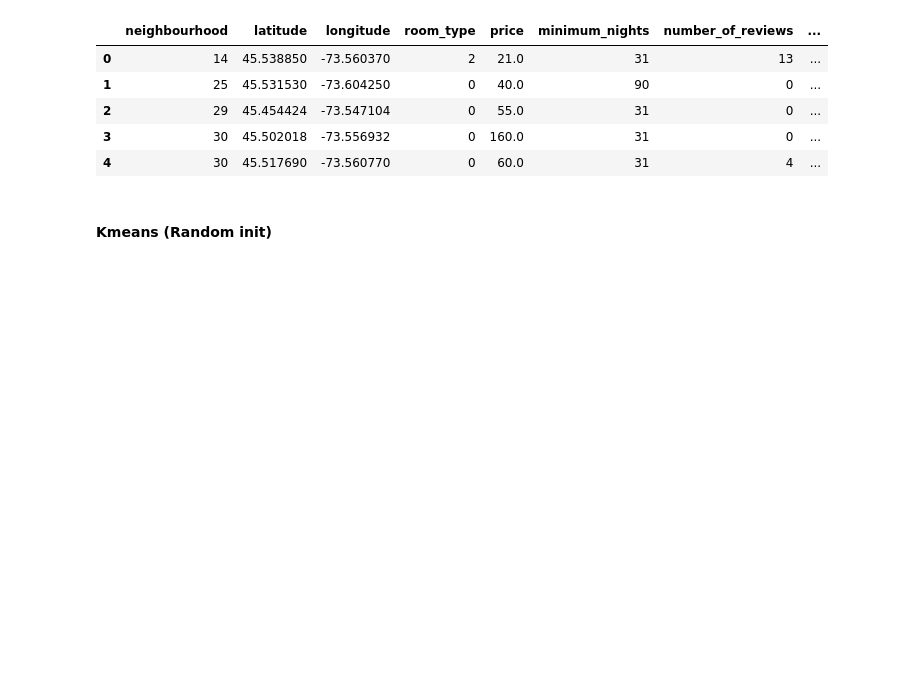
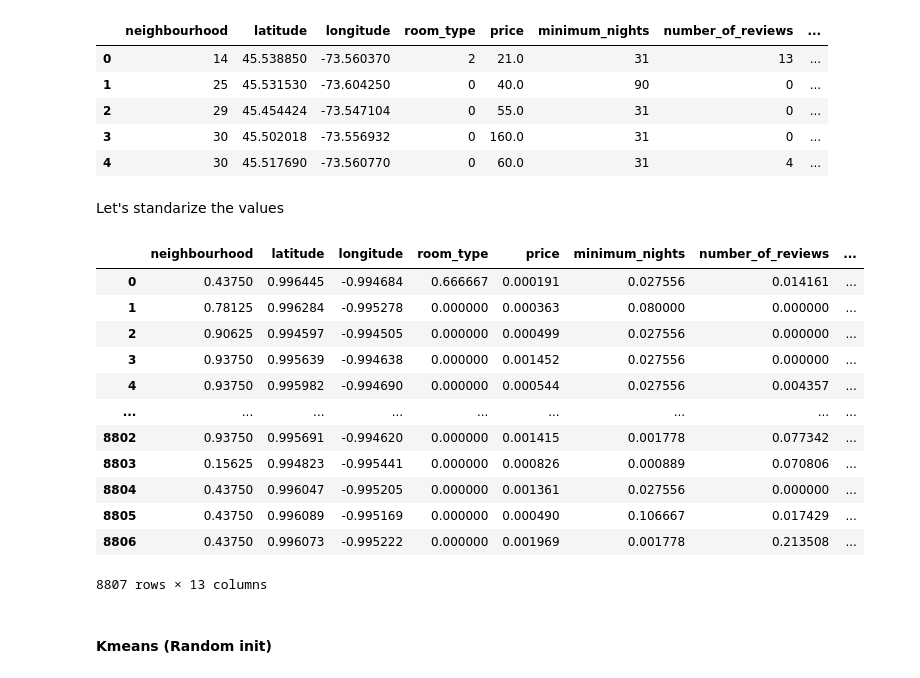
Before and after one commit to RafaelTakata0105/Data-analytics, a Jupyter notebook: notebooks/9_Clustering.ipynb, the cells around one changed output. Cells and saved outputs as stored; diff of their text form; code cells hidden in the pictures; blank space fills up the shorter version.

```diff
--- a/notebooks/9_Clustering.ipynb
+++ b/notebooks/9_Clustering.ipynb
@@ -241,3 +243,5 @@ df.head()
 | 2 | 29 | 45.454424 | -73.547104 | 0 | 55.0 | 31 | 0 | ... |
 | 3 | 30 | 45.502018 | -73.556932 | 0 | 160.0 | 31 | 0 | ... |
 | 4 | 30 | 45.517690 | -73.560770 | 0 | 60.0 | 31 | 4 | ... |
+# %% [markdown]
+Let's standarize the values
@@ -244,3 +257,19 @@ df.head()
+# %%
+df
+# %% [output]
+|  | neighbourhood | latitude | longitude | room_type | price | minimum_nights | number_of_reviews | ... |
+| 0 | 0.43750 | 0.996445 | -0.994684 | 0.666667 | 0.000191 | 0.027556 | 0.014161 | ... |
+| 1 | 0.78125 | 0.996284 | -0.995278 | 0.000000 | 0.000363 | 0.080000 | 0.000000 | ... |
+| 2 | 0.90625 | 0.994597 | -0.994505 | 0.000000 | 0.000499 | 0.027556 | 0.000000 | ... |
+| 3 | 0.93750 | 0.995639 | -0.994638 | 0.000000 | 0.001452 | 0.027556 | 0.000000 | ... |
+| 4 | 0.93750 | 0.995982 | -0.994690 | 0.000000 | 0.000544 | 0.027556 | 0.004357 | ... |
+| ... | ... | ... | ... | ... | ... | ... | ... | ... |
+| 8802 | 0.93750 | 0.995691 | -0.994620 | 0.000000 | 0.001415 | 0.001778 | 0.077342 | ... |
+| 8803 | 0.15625 | 0.994823 | -0.995441 | 0.000000 | 0.000826 | 0.000889 | 0.070806 | ... |
+| 8804 | 0.43750 | 0.996047 | -0.995205 | 0.000000 | 0.001361 | 0.027556 | 0.000000 | ... |
+| 8805 | 0.43750 | 0.996089 | -0.995169 | 0.000000 | 0.000490 | 0.106667 | 0.017429 | ... |
+| 8806 | 0.43750 | 0.996073 | -0.995222 | 0.000000 | 0.001969 | 0.001778 | 0.213508 | ... |
+8807 rows × 13 columns
 # %% [markdown]
 #### Kmeans (Random init)
 # %%
```
Also changed, not shown: parts of 9 cells of this notebook.
